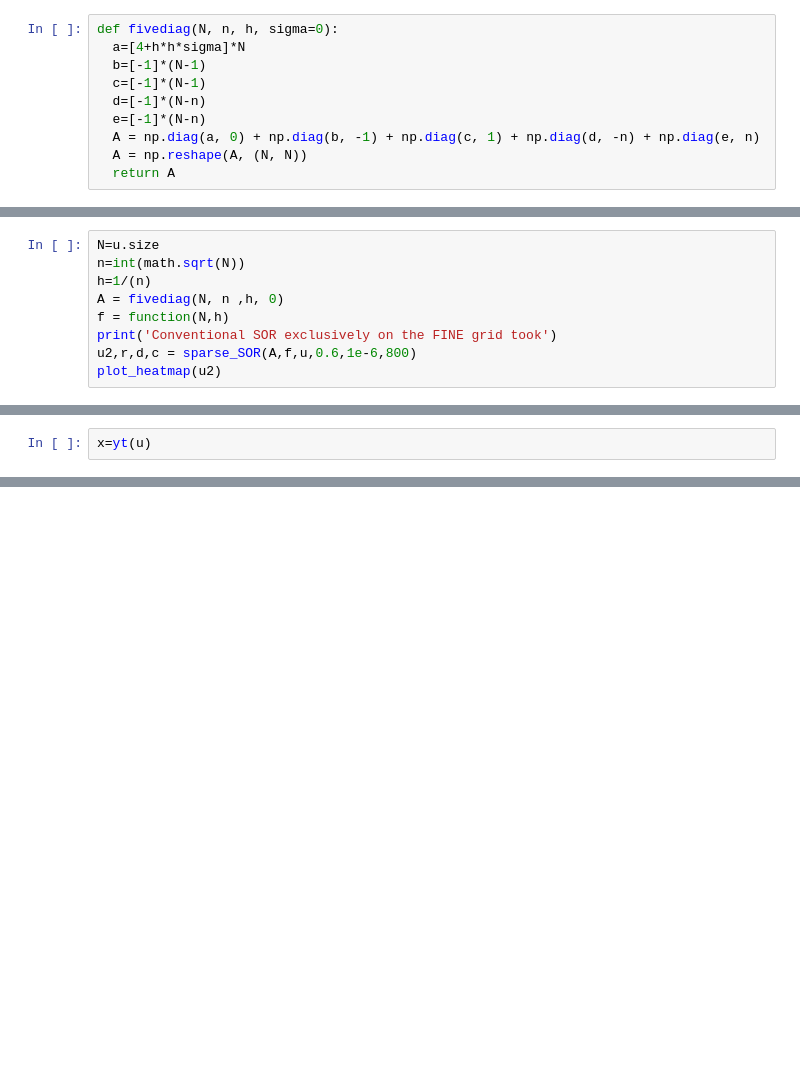
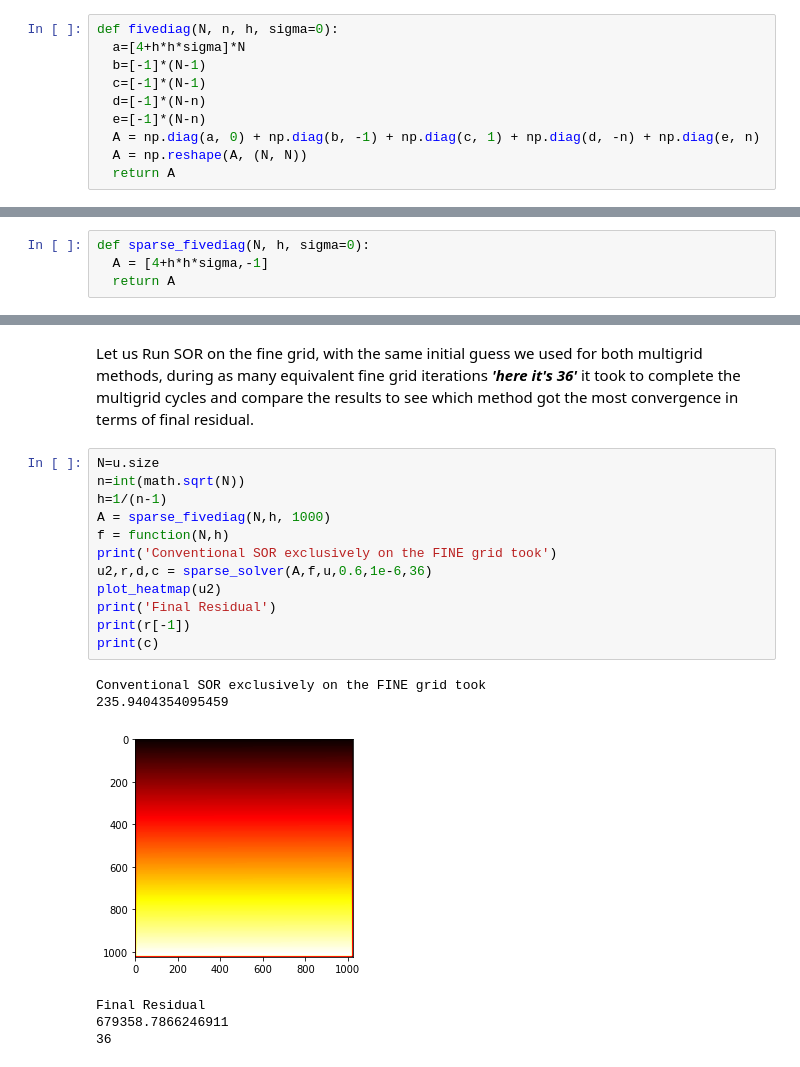
Before and after one commit to fadibechara/MultiGrid, a Jupyter notebook: MultiGrid_Isotropic.ipynb, the cells around one changed output, grey strips where cells are left out. Saved outputs shown, nothing was run; the diff lists cells and outputs as text; blank space fills up the shorter version.

```diff
--- a/MultiGrid_Isotropic.ipynb
+++ b/MultiGrid_Isotropic.ipynb
@@ -553,9 +133,0 @@ GOAL COUNT
-# %%
-N=u.size
-n=int(math.sqrt(N))
-h=1/(n)
-A = fivediag(N, n ,h, 0)
-f = function(N,h)
-print('Conventional SOR exclusively on the FINE grid took')
-u2,r,d,c = sparse_SOR(A,f,u,0.6,1e-6,800)
-plot_heatmap(u2)
@@ -588,2 +133,0 @@ yt = restrict_injection
-# %%
-x=yt(u)
@@ -597,0 +134,4 @@ u.size
+# %%
+def sparse_fivediag(N, h, sigma=0):
+  A = [4+h*h*sigma,-1]
+  return A
@@ -597,0 +433,21 @@ u.size
+# %% [markdown]
+Let us Run SOR on the fine grid, with the same initial guess we used for both multigrid methods, during as many equivalent fine grid iterations ***'here it's 36'*** it took to complete the multigrid cycles and compare the results to see which method got the most convergence in terms of final residual.
+# %%
+N=u.size
+n=int(math.sqrt(N))
+h=1/(n-1)
+A = sparse_fivediag(N,h, 1000)
+f = function(N,h)
+print('Conventional SOR exclusively on the FINE grid took')
+u2,r,d,c = sparse_solver(A,f,u,0.6,1e-6,36)
+plot_heatmap(u2)
+print('Final Residual')
+print(r[-1])
+print(c)
+# %% [output]
+Conventional SOR exclusively on the FINE grid took
+235.9404354095459
+[figure, added]
+Final Residual
+679358.7866246911
+36
```
Also changed, not shown: parts of 57 cells of this notebook.
